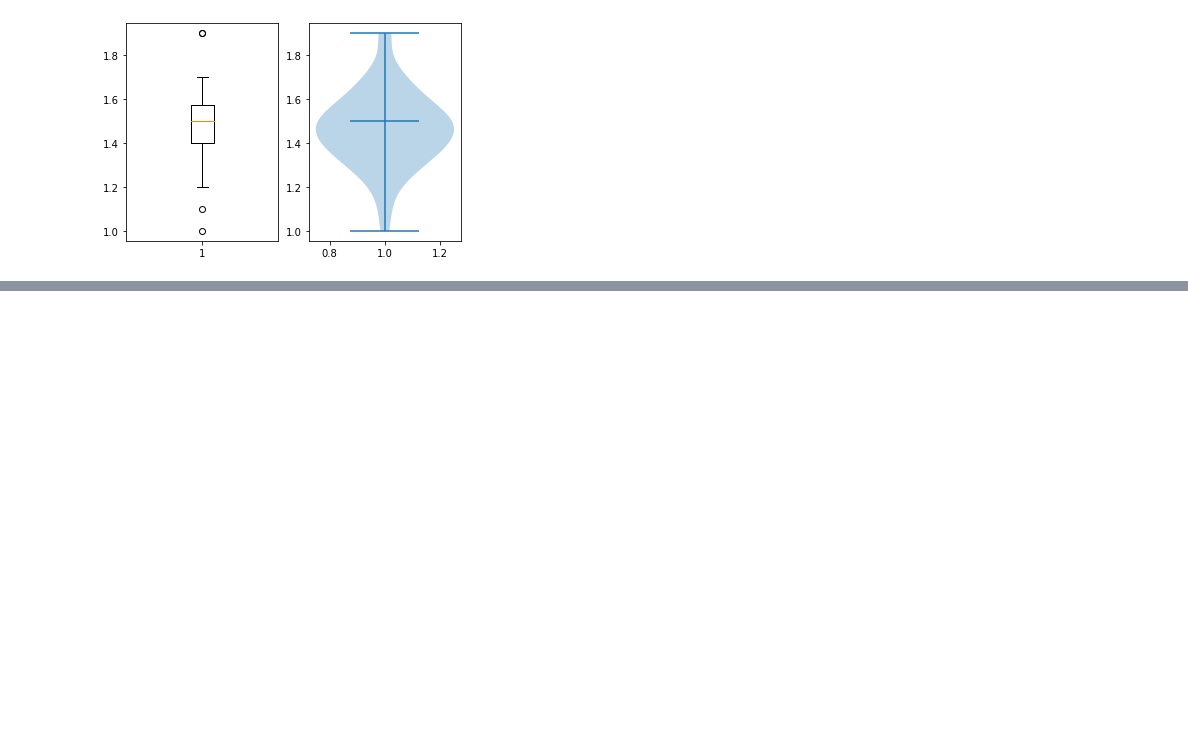
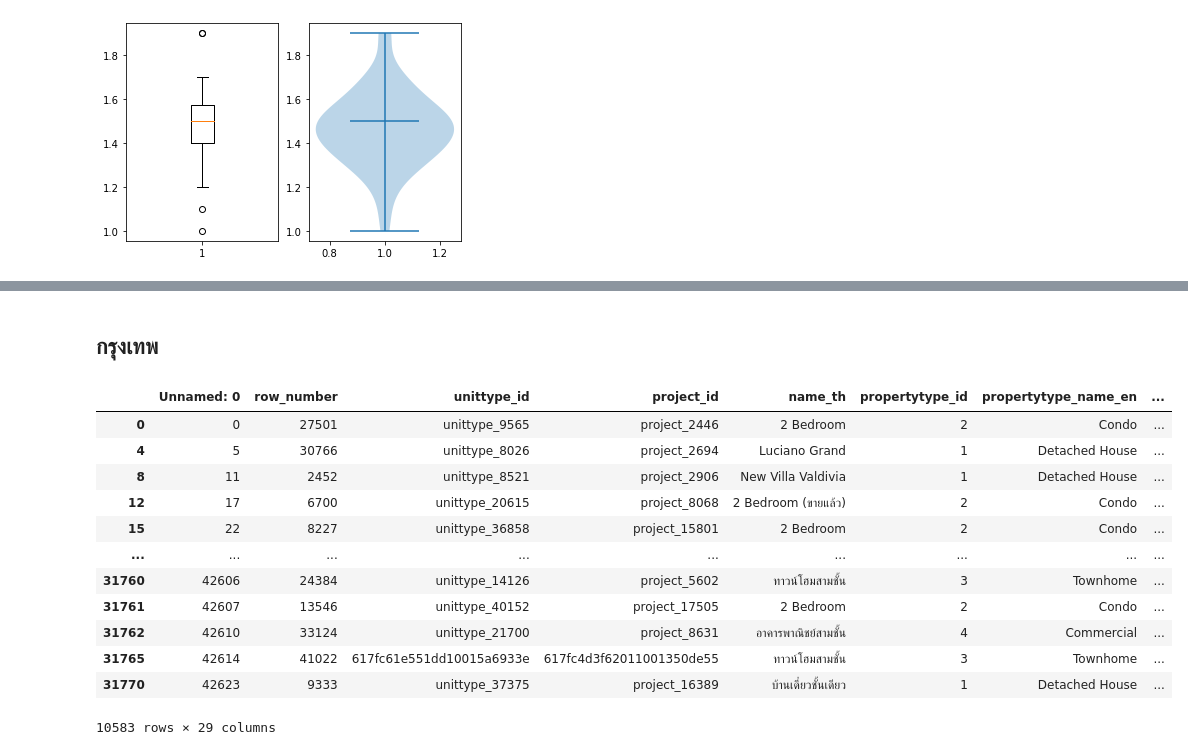
Before and after one commit to Phimphakanph22/BasicProg_DataViz65, a Jupyter notebook: DataViz02_Data_Distribution_.ipynb, the cells around one changed output, grey strips where cells are left out. Drawn from its saved outputs; the diff is of its cells as text; code cells hidden in the pictures; blank space fills up the shorter version.

```diff
--- a/DataViz02_Data_Distribution_.ipynb
+++ b/DataViz02_Data_Distribution_.ipynb
@@ -376,0 +452,19 @@ vi = plt.violinplot(df['PetalLength'][:50],showmedians=True)
+# %% [markdown]
+## กรุงเทพ
+# %%
+unit_bk = unit[unit['province']=='กรุงเทพมหานคร']
+unit_bk
+# %% [output]
+|  | Unnamed: 0 | row_number | unittype_id | project_id | name_th | propertytype_id | propertytype_name_en | ... |
+| 0 | 0 | 27501 | unittype_9565 | project_2446 | 2 Bedroom | 2 | Condo | ... |
+| 4 | 5 | 30766 | unittype_8026 | project_2694 | Luciano Grand | 1 | Detached House | ... |
+| 8 | 11 | 2452 | unittype_8521 | project_2906 | New Villa Valdivia | 1 | Detached House | ... |
+| 12 | 17 | 6700 | unittype_20615 | project_8068 | 2 Bedroom (ขายแล้ว) | 2 | Condo | ... |
+| 15 | 22 | 8227 | unittype_36858 | project_15801 | 2 Bedroom | 2 | Condo | ... |
+| ... | ... | ... | ... | ... | ... | ... | ... | ... |
+| 31760 | 42606 | 24384 | unittype_14126 | project_5602 | ทาวน์โฮมสามชั้น | 3 | Townhome | ... |
+| 31761 | 42607 | 13546 | unittype_40152 | project_17505 | 2 Bedroom | 2 | Condo | ... |
+| 31762 | 42610 | 33124 | unittype_21700 | project_8631 | อาคารพาณิชย์สามชั้น | 4 | Commercial | ... |
+| 31765 | 42614 | 41022 | 617fc61e551dd10015a6933e | 617fc4d3f62011001350de55 | ทาวน์โฮมสามชั้น | 3 | Townhome | ... |
+| 31770 | 42623 | 9333 | unittype_37375 | project_16389 | บ้านเดี่ยวชั้นเดียว | 1 | Detached House | ... |
+10583 rows × 29 columns
```
Also changed, not shown: parts of 37 cells of this notebook.
